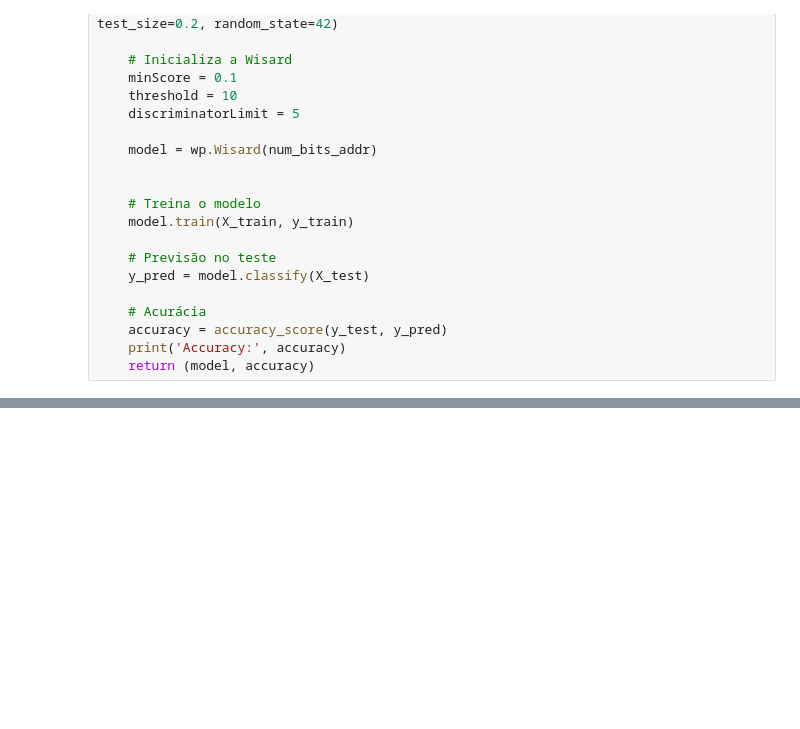
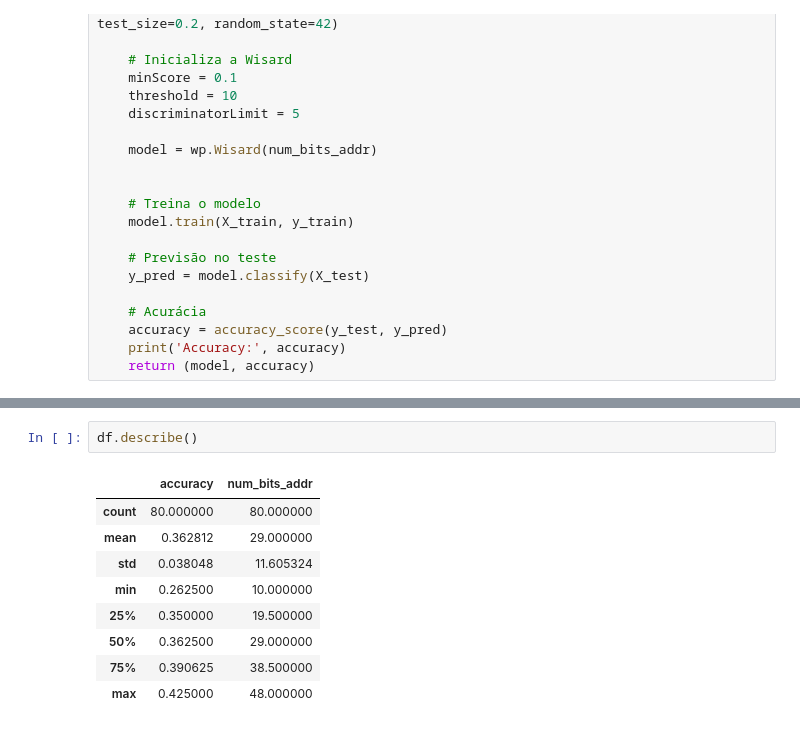
Before and after one commit to sidneyouteiro/RNSP-23.3, a Jupyter notebook: trabalho_1.ipynb, the cells around one changed output, grey strips where cells are left out. Cells and saved outputs as stored; diff of their text form; blank space fills up the shorter version.

```diff
--- a/trabalho_1.ipynb
+++ b/trabalho_1.ipynb
@@ -361,0 +443,12 @@ for label, grp in df.groupby('set'):
+# %%
+df.describe()
+# %% [output]
+|  | accuracy | num_bits_addr |
+| count | 80.000000 | 80.000000 |
+| mean | 0.362812 | 29.000000 |
+| std | 0.038048 | 11.605324 |
+| min | 0.262500 | 10.000000 |
+| 25% | 0.350000 | 19.500000 |
+| 50% | 0.362500 | 29.000000 |
+| 75% | 0.390625 | 38.500000 |
+| max | 0.425000 | 48.000000 |
```
Also changed, not shown: parts of 11 cells of this notebook.
